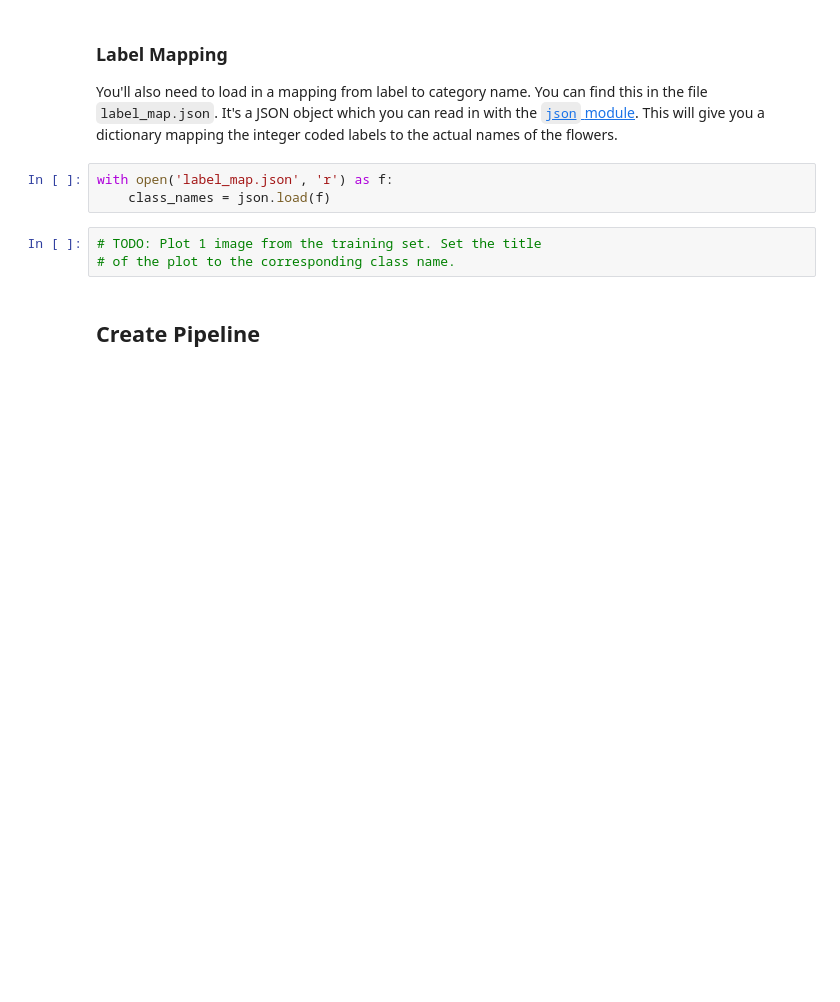
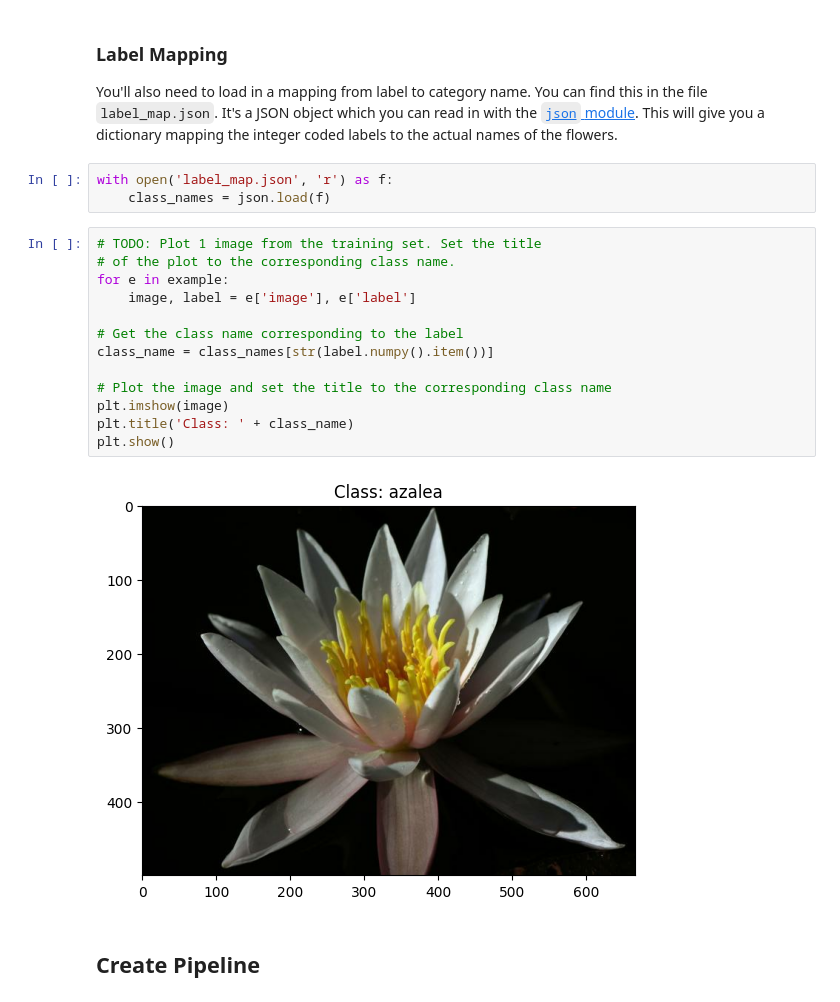
Before and after one commit to edineisantos/Image_Classifier_with_TensorFlow, a Jupyter notebook: Project_Image_Classifier_Project.ipynb, the cells around one changed output. Saved outputs shown, nothing was run; the diff lists cells and outputs as text; blank space fills up the shorter version.

Commit message:
Complete "Label Mapping" section in notebook

```diff
--- a/Project_Image_Classifier_Project.ipynb
+++ b/Project_Image_Classifier_Project.ipynb
@@ -126,6 +127,18 @@ with open('label_map.json', 'r') as f:
 # %%
 # TODO: Plot 1 image from the training set. Set the title
 # of the plot to the corresponding class name.
+for e in example:
+    image, label = e['image'], e['label']
+
+# Get the class name corresponding to the label
+class_name = class_names[str(label.numpy().item())]
+
+# Plot the image and set the title to the corresponding class name
+plt.imshow(image)
+plt.title('Class: ' + class_name)
+plt.show()
+# %% [output]
+[figure, added]
 # %% [markdown]
 ## Create Pipeline
 # %%
```
Also changed, not shown: parts of 1 cell of this notebook.
